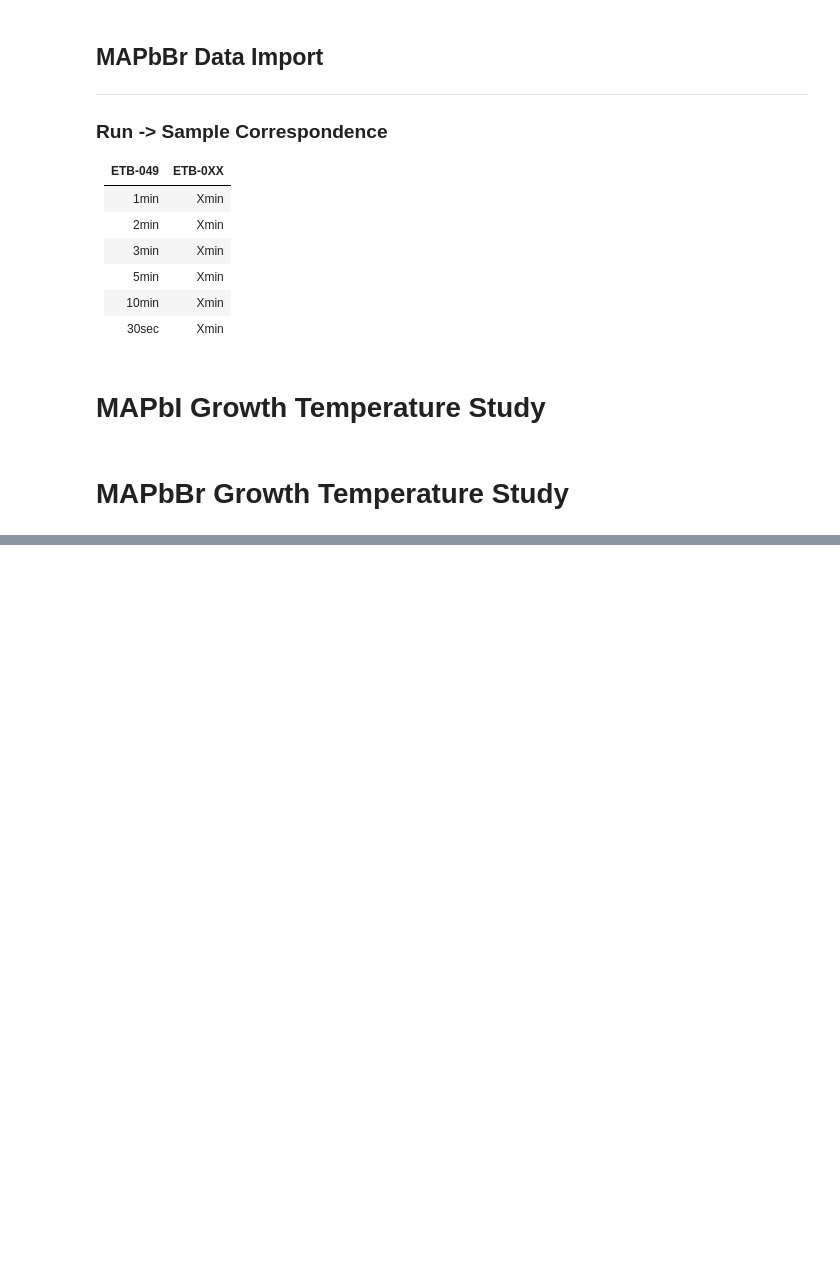
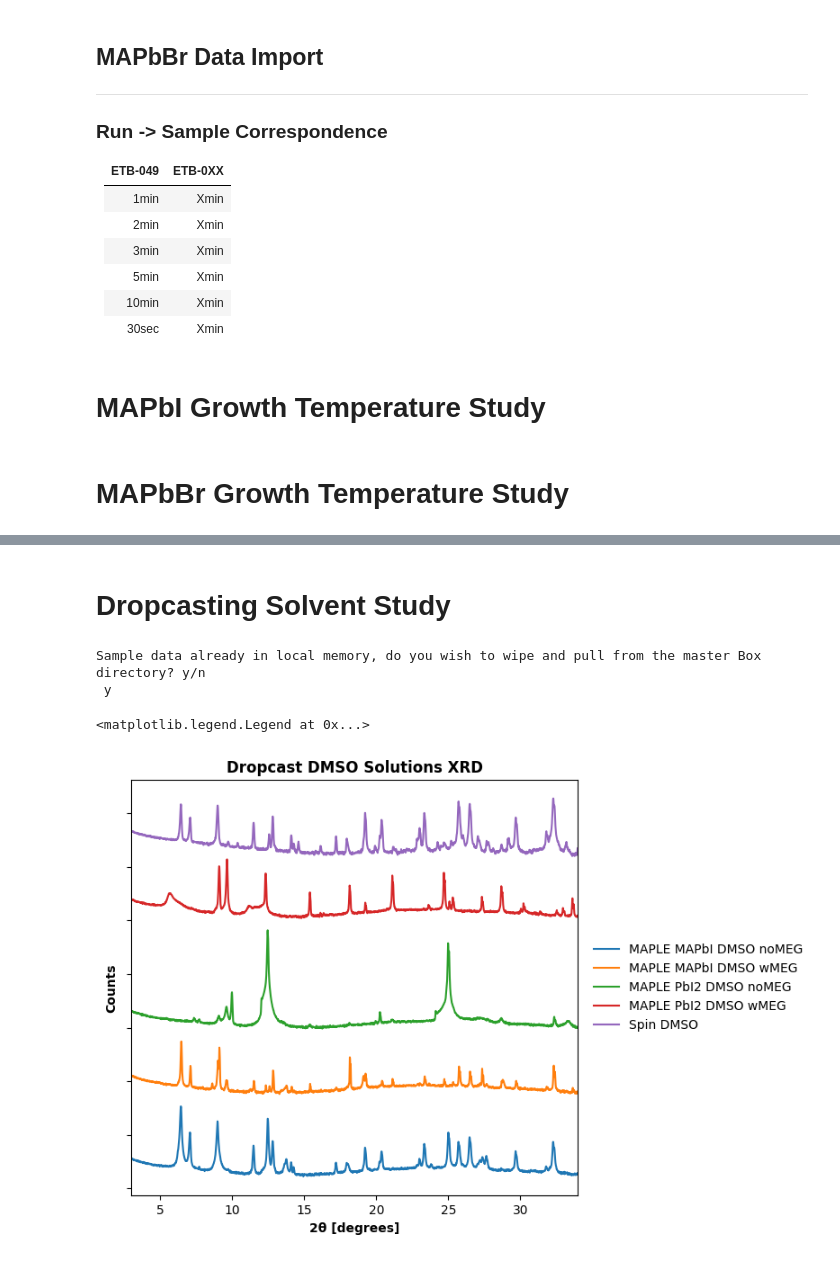
Before and after one commit to tomasbar/sciencetools_py, a Jupyter notebook: XRD.ipynb, the cells around one changed output, grey strips where cells are left out. Cells and saved outputs as stored; diff of their text form; code cells hidden in the pictures; blank space fills up the shorter version.

```diff
--- a/XRD.ipynb
+++ b/XRD.ipynb
@@ -686 +739,62 @@ plt.legend(loc='center left', bbox_to_anchor=(1.01, 0,.3,1),mode='expand', frame
+# %% [markdown]
+# Dropcasting Solvent Study
+# %%
+# Identify the folder(s) where the raw, original data is
+# Use a list to store multiple directories that you want ready to plot
+XRD_data = {}
+
+# ETB-046 Variables
+samples_dir = {
+    "dmso": "191118 Dropcast Samples/DMSO/",
+}
+
+for run_ID in samples_dir.keys():
+    XRD_data[run_ID] = import_data.init(flag, samples_dir[run_ID])
+
+cypher_etb049 = (
+    "MAPLE MAPbI DMSO noMEG",
+    "MAPLE MAPbI DMSO wMEG",
+    "MAPLE PbI2 DMSO noMEG",
+    "MAPLE PbI2 DMSO wMEG",
+    "Spin DMSO",
+)
+# %% [output]
+Sample data already in local memory, do you wish to wipe and pull from the master Box directory? y/n
+ y
+# %%
+fig = plt.figure(1, figsize=[6.4, 6])
+fig_ax = plt.gca()
+
+offset = 0
+master_cypher = (
+    "MAPLE MAPbI DMSO noMEG",
+    "MAPLE MAPbI DMSO wMEG",
+    "MAPLE PbI2 DMSO noMEG",
+    "MAPLE PbI2 DMSO wMEG",
+    "Spin DMSO",
+)
+
+for sample_ID in master_cypher:
+    for run_ID in samples_dir.keys():
+        if sample_ID in XRD_data[run_ID].keys():
+            samplemax = max(np.log10(XRD_data[run_ID][sample_ID]["counts"]))
+
+            plt.figure(1)
+            plt.plot(XRD_data[run_ID][sample_ID]["2theta"], np.log10(XRD_data[run_ID][sample_ID]["counts"]) + offset,
+                     label=sample_ID.replace("min", " min"))
+
+            offset += samplemax
+
+plt.style.use('default')
+
+plt.xlabel("2θ [degrees]", weight="semibold")
+plt.ylabel("Counts", weight="semibold")
+fig_ax.set_yticklabels([])
+plt.xlim(min(XRD_data["dmso"]["Spin DMSO"]["2theta"]), max(XRD_data["dmso"]["Spin DMSO"]["2theta"]))
+
+plt.title("Dropcast DMSO Solutions XRD",weight="semibold")
+plt.legend(loc='center left', bbox_to_anchor=(1.01, 0,.5,1),mode='expand', frameon=False)
+# %% [output]
+<matplotlib.legend.Legend at 0x...>
+[figure, added]
 # %%
```
Also changed, not shown: parts of 13 cells of this notebook, 15 other files.
